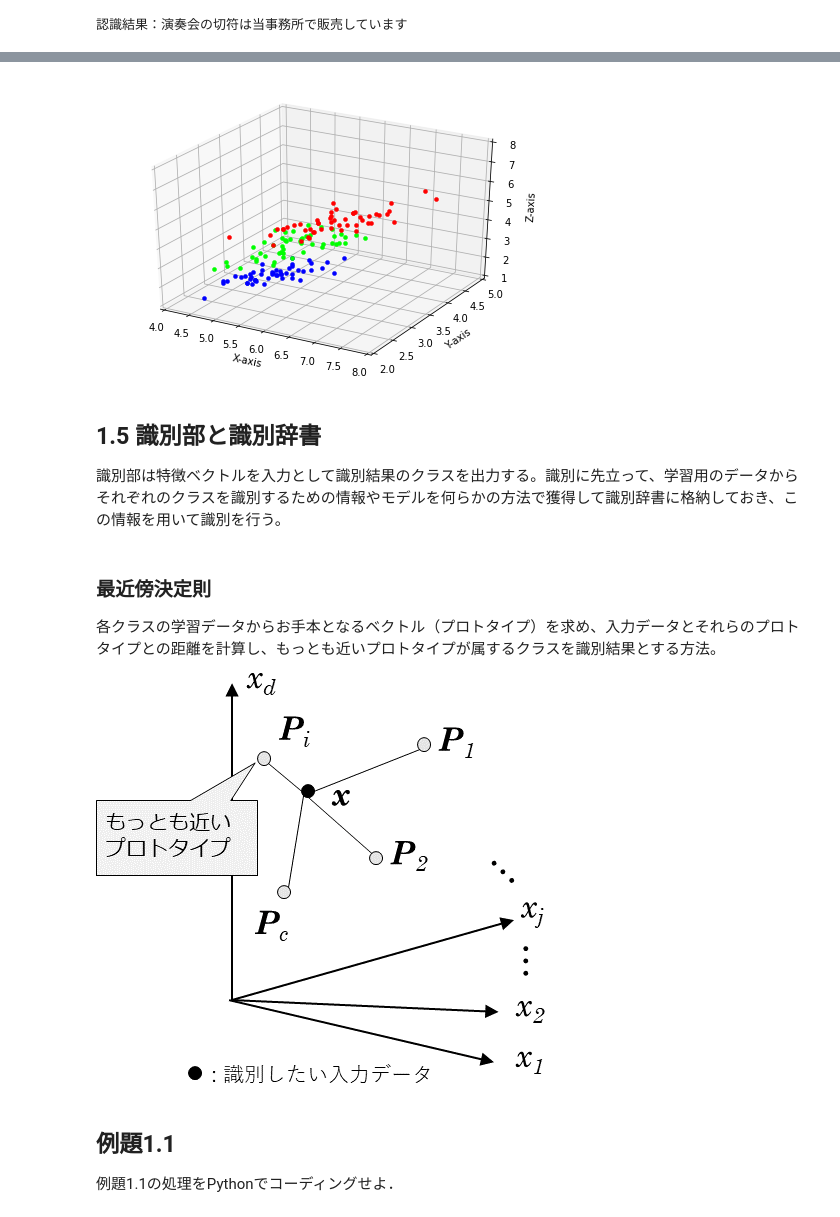
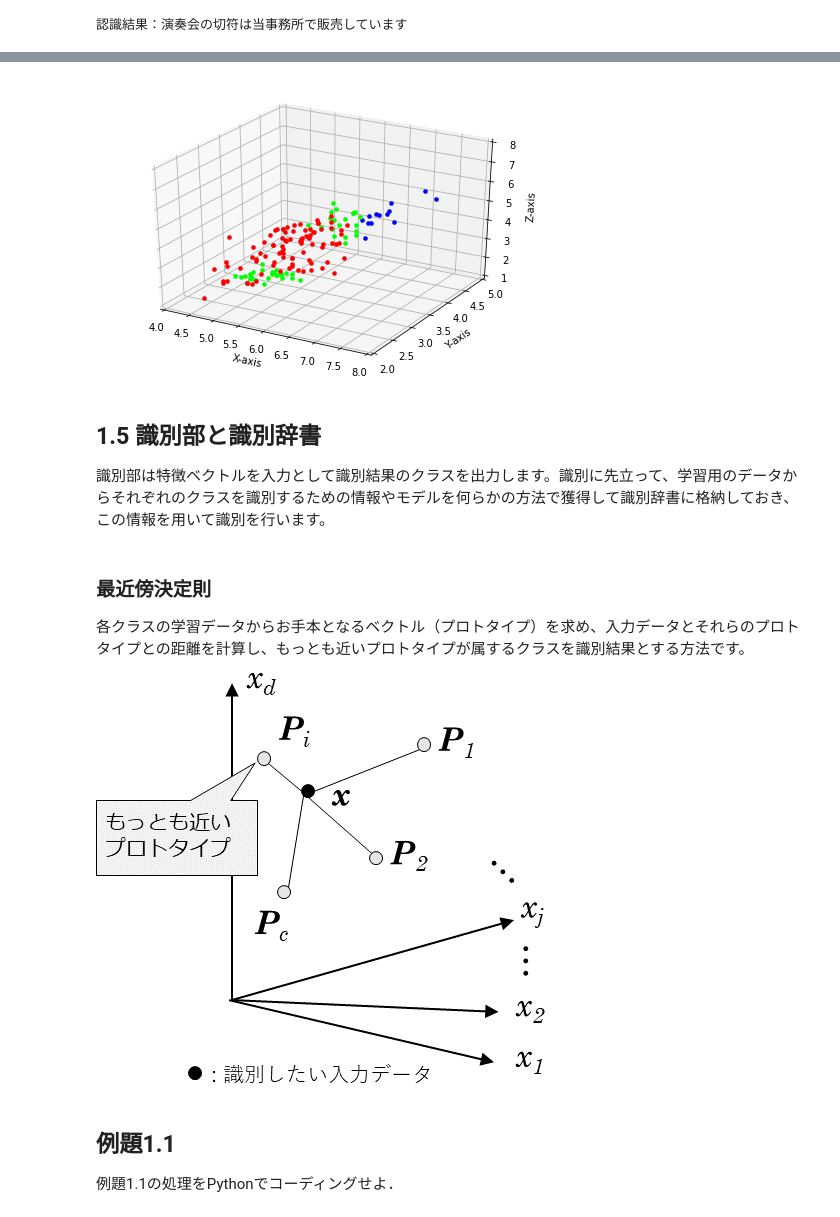
Before and after one commit to MasahiroAraki/SpeechRecognition, a Jupyter notebook: Python/chap01.ipynb, the cells around one changed output, grey strips where cells are left out. Cells and saved outputs as stored; diff of their text form; code cells hidden in the pictures.

```diff
--- a/Python/chap01.ipynb
+++ b/Python/chap01.ipynb
@@ -158,47 +158,47 @@ iris.data           100%[===================>]   4.44K  --.-KB/s    in 0s
 # %%
 import numpy as np
 import matplotlib.pyplot as plt
 from mpl_toolkits.mplot3d import Axes3D
 import pandas as pd
 
 # ファイル読み込み
 df = pd.read_csv('iris.data', header=None, names=['sepallength', 'sepalwidth', 'petallength', 'petalwidth', 'target'])
 d = df.to_numpy()
 
 # グラフ作成
 fig = plt.figure()
 ax = Axes3D(fig)
 
 # 軸ラベルの設定
 ax.set_xlabel("X-axis")
 ax.set_ylabel("Y-axis")
 ax.set_zlabel("Z-axis")
 
 # 表示範囲の設定
 ax.set_xlim(4, 8)
 ax.set_ylim(2, 5)
 ax.set_zlim(1, 8)
 
 # 抽出条件設定
-d0 = d[d[:,4] == 'Iris-setosa']
-d1 = d[d[:,4] == 'Iris-versicolor']
-d2 = d[d[:,4] == 'Iris-virginica']
+d1 = d[d[:,0] >= 7]
+d2 = d[(d[:,0] < 7) & ((d[:,1] > 3) & (d[:,1] <= 3.5))]
+d3 = d[(d[:,0] < 7) & ((d[:,1] <= 3) | (d[:,1] > 3.5))]
 
 # グラフ描画
-ax.plot(d0[:,0], d0[:,1], d0[:,2], "o", color="#0000ff", ms=4, mew=0.5)
-ax.plot(d1[:,0], d1[:,1], d1[:,2], "o", color="#00ff00", ms=4, mew=0.5)
-ax.plot(d2[:,0], d2[:,1], d2[:,2], "o", color="#ff0000", ms=4, mew=0.5)
+ax.plot(d1[:,0], d1[:,1], d1[:,2], "o", color="#0000ff", ms=4, mew=0.5)
+ax.plot(d2[:,0], d2[:,1], d2[:,2], "o", color="#00ff00", ms=4, mew=0.5)
+ax.plot(d3[:,0], d3[:,1], d3[:,2], "o", color="#ff0000", ms=4, mew=0.5)
 plt.show()
 # %% [output]
-[figure, old version]
+[figure, new version]
 # %% [markdown]
 ## 1.5 識別部と識別辞書
 
-識別部は特徴ベクトルを入力として識別結果のクラスを出力する。識別に先立って、学習用のデータからそれぞれのクラスを識別するための情報やモデルを何らかの方法で獲得して識別辞書に格納しておき、この情報を用いて識別を行う。
+識別部は特徴ベクトルを入力として識別結果のクラスを出力します。識別に先立って、学習用のデータからそれぞれのクラスを識別するための情報やモデルを何らかの方法で獲得して識別辞書に格納しておき、この情報を用いて識別を行います。
 # %% [markdown]
 ### 最近傍決定則
 
-各クラスの学習データからお手本となるベクトル（プロトタイプ）を求め、入力データとそれらのプロトタイプとの距離を計算し、もっとも近いプロトタイプが属するクラスを識別結果とする方法。
+各クラスの学習データからお手本となるベクトル（プロトタイプ）を求め、入力データとそれらのプロトタイプとの距離を計算し、もっとも近いプロトタイプが属するクラスを識別結果とする方法です。
 
 ![fig01.png](embedded-picture-1)
 # %% [markdown]
```
Also changed, not shown: parts of 12 cells of this notebook, 3 other files.
